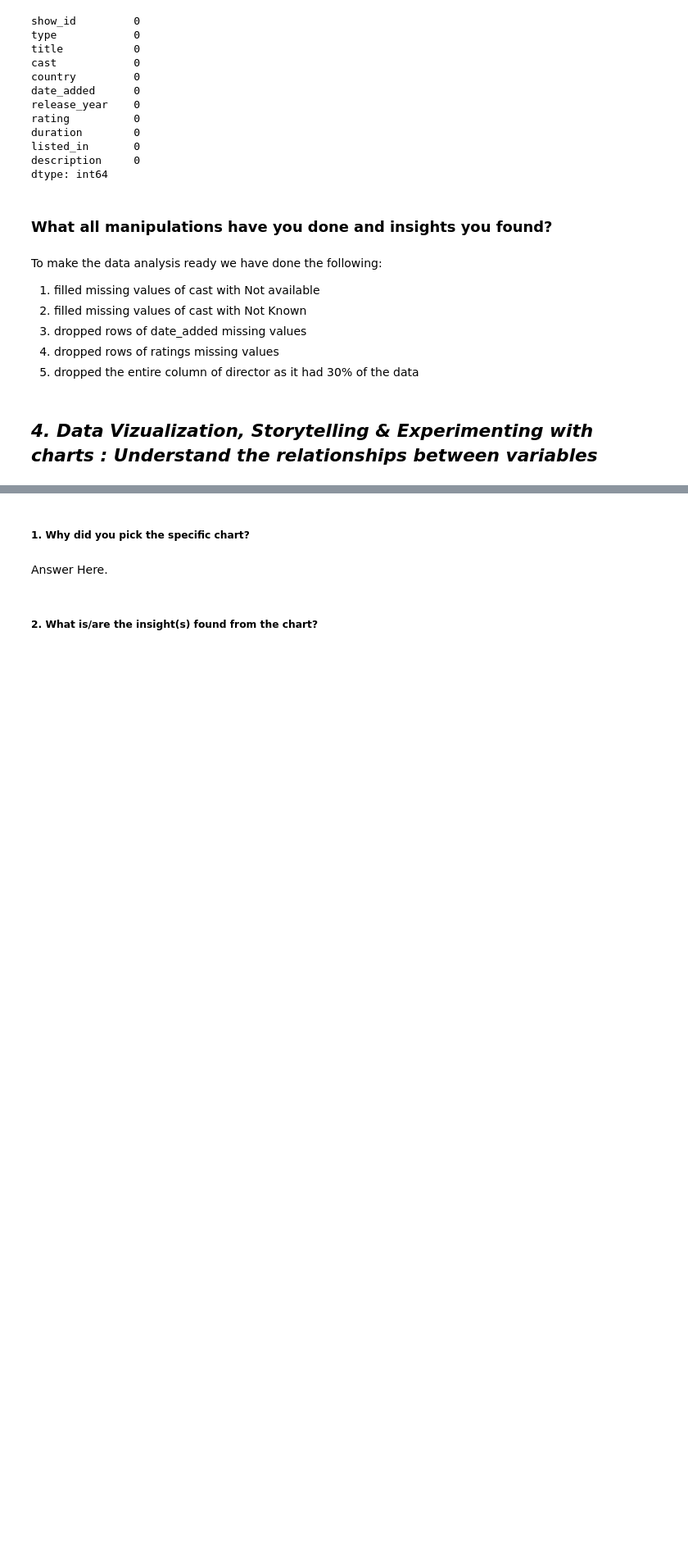
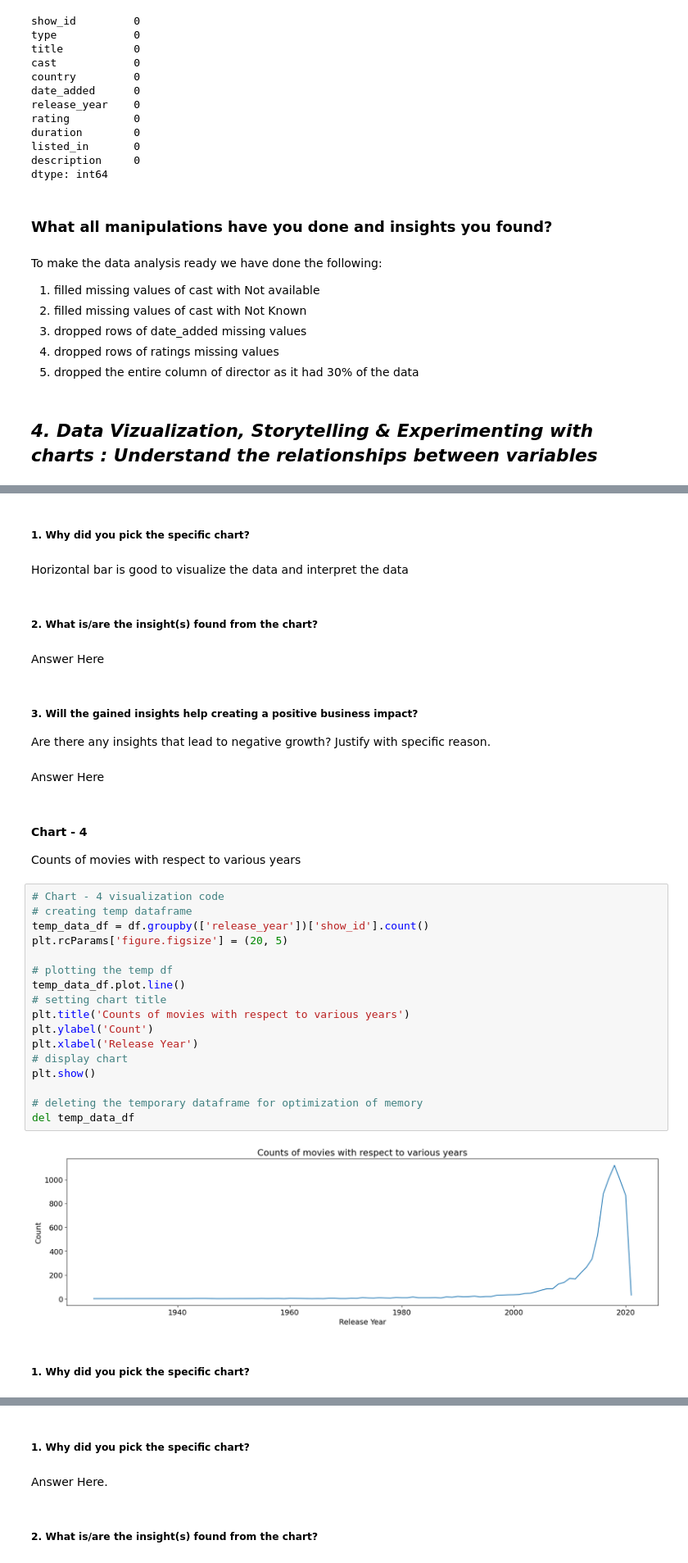
Before and after one commit to azizdafi/Netflix-Movies-and-TV-Shows-Clustering, a Jupyter notebook: Netflix_Movies_and_TV_Shows_Clustering_Sayed_Aziz.ipynb, the cells around one changed output, grey strips where cells are left out. Shown: that part at 82% size. Saved outputs shown, nothing was run; the diff lists cells and outputs as text; blank space fills up the shorter version.

```diff
--- a/Netflix_Movies_and_TV_Shows_Clustering_Sayed_Aziz.ipynb
+++ b/Netflix_Movies_and_TV_Shows_Clustering_Sayed_Aziz.ipynb
@@ -362,0 +521,37 @@ To make the data analysis ready we have done the following:
+# %% [markdown]
+##### 1. Why did you pick the specific chart?
+# %% [markdown]
+Horizontal bar is good to visualize the data and interpret the data
+# %% [markdown]
+##### 2. What is/are the insight(s) found from the chart?
+# %% [markdown]
+Answer Here
+# %% [markdown]
+##### 3. Will the gained insights help creating a positive business impact?
+Are there any insights that lead to negative growth? Justify with specific reason.
+# %% [markdown]
+Answer Here
+# %% [markdown]
+#### Chart - 4
+Counts of movies with respect to various years
+# %%
+# Chart - 4 visualization code
+# creating temp dataframe
+temp_data_df = df.groupby(['release_year'])['show_id'].count()
+plt.rcParams['figure.figsize'] = (20, 5)
+
+# plotting the temp df
+temp_data_df.plot.line()
+# setting chart title
+plt.title('Counts of movies with respect to various years')
+plt.ylabel('Count')
+plt.xlabel('Release Year')
+# display chart
+plt.show()
+
+# deleting the temporary dataframe for optimization of memory
+del temp_data_df
+# %% [output]
+[figure, added]
+# %% [markdown]
+##### 1. Why did you pick the specific chart?
```
Also changed, not shown: parts of 87 cells of this notebook.
